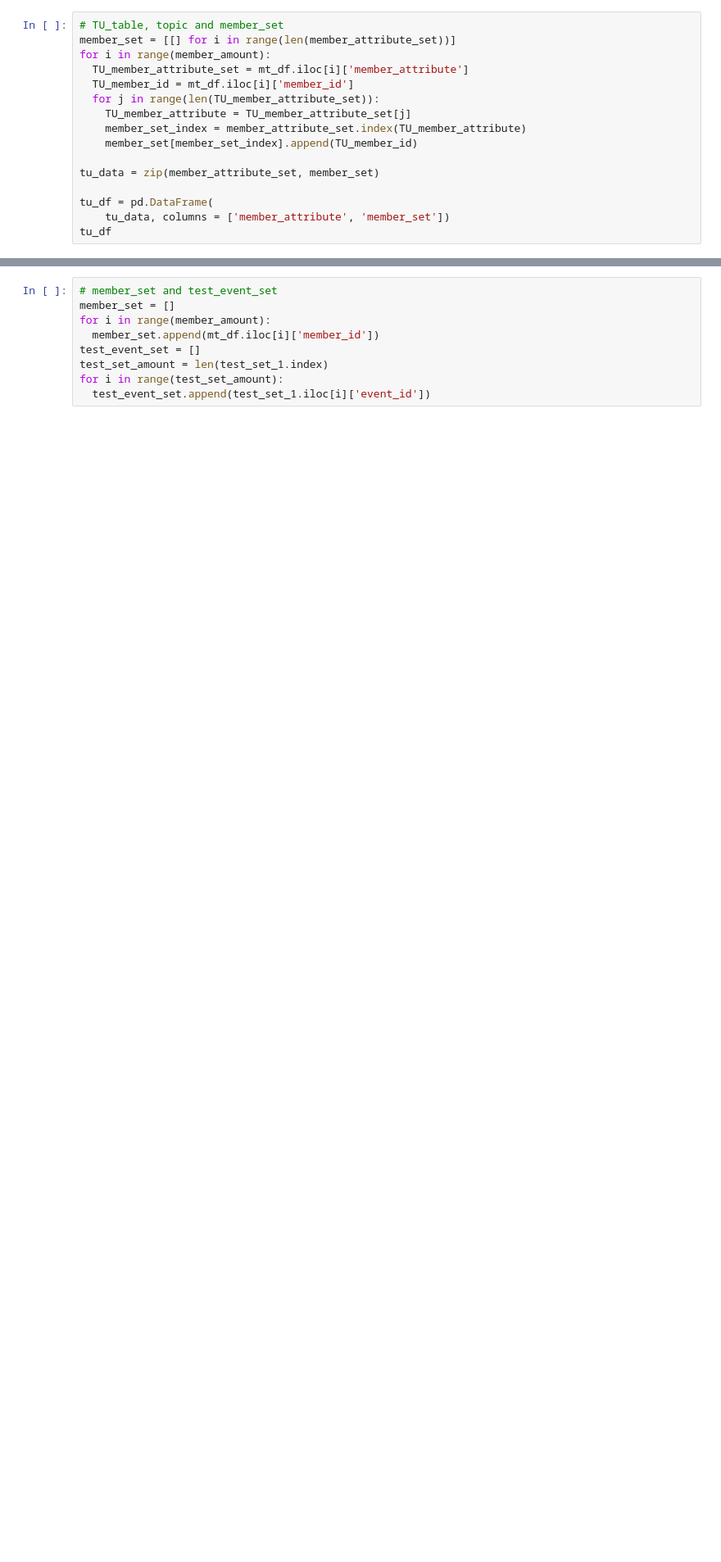
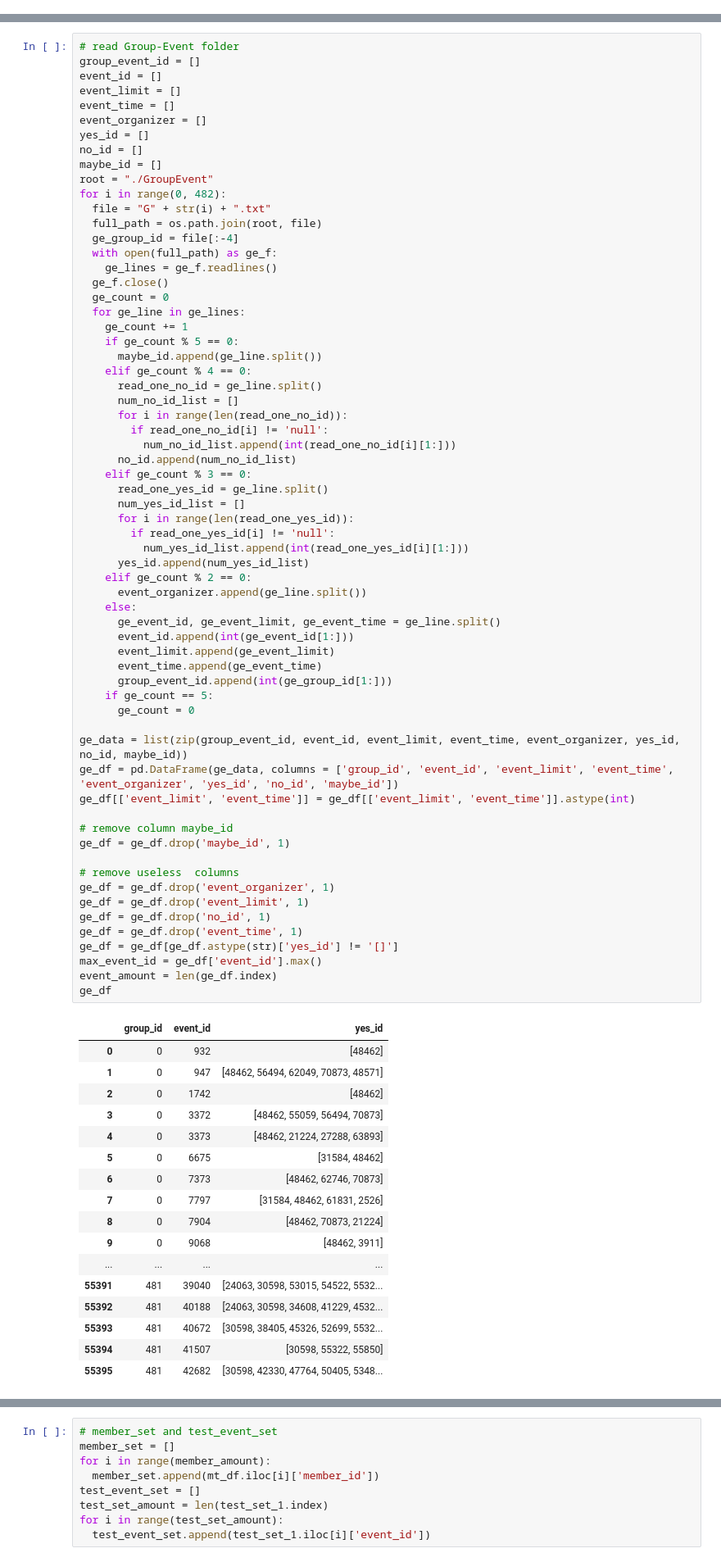
Before and after one commit to DixinFan/ustc_course_select, a Jupyter notebook: socomp.ipynb, the cells around one changed output, grey strips where cells are left out. Shown at 82% size. Drawn from its saved outputs; the diff is of its cells as text; blank space fills up the shorter version.

```diff
--- a/socomp.ipynb
+++ b/socomp.ipynb
@@ -375,16 +0,0 @@ array([[0, 0, 0, ..., 0, 0, 0],
-# %%
-# TU_table, topic and member_set
-member_set = [[] for i in range(len(member_attribute_set))]
-for i in range(member_amount):
-  TU_member_attribute_set = mt_df.iloc[i]['member_attribute']
-  TU_member_id = mt_df.iloc[i]['member_id']
-  for j in range(len(TU_member_attribute_set)):
-    TU_member_attribute = TU_member_attribute_set[j]
-    member_set_index = member_attribute_set.index(TU_member_attribute)
-    member_set[member_set_index].append(TU_member_id)
-
-tu_data = zip(member_attribute_set, member_set)
-
-tu_df = pd.DataFrame(
-    tu_data, columns = ['member_attribute', 'member_set'])
-tu_df
@@ -490,0 +110,82 @@ for i in range(Neighbor_random_size):
+# %%
+# read Group-Event folder
+group_event_id = []
+event_id = []
+event_limit = []
+event_time = []
+event_organizer = []
+yes_id = []
+no_id = []
+maybe_id = []
+root = "./GroupEvent"
+for i in range(0, 482):
+  file = "G" + str(i) + ".txt"
+  full_path = os.path.join(root, file)
+  ge_group_id = file[:-4]
+  with open(full_path) as ge_f:
+    ge_lines = ge_f.readlines()
+  ge_f.close()
+  ge_count = 0
+  for ge_line in ge_lines:
+    ge_count += 1
+    if ge_count % 5 == 0:
+      maybe_id.append(ge_line.split())
+    elif ge_count % 4 == 0:
+      read_one_no_id = ge_line.split()
+      num_no_id_list = []
+      for i in range(len(read_one_no_id)):
+        if read_one_no_id[i] != 'null':
+          num_no_id_list.append(int(read_one_no_id[i][1:]))
+      no_id.append(num_no_id_list)
+    elif ge_count % 3 == 0:
+      read_one_yes_id = ge_line.split()
+      num_yes_id_list = []
+      for i in range(len(read_one_yes_id)):
+        if read_one_yes_id[i] != 'null':
+          num_yes_id_list.append(int(read_one_yes_id[i][1:]))
+      yes_id.append(num_yes_id_list)
+    elif ge_count % 2 == 0:
+      event_organizer.append(ge_line.split())
+    else:
+      ge_event_id, ge_event_limit, ge_event_time = ge_line.split()
+      event_id.append(int(ge_event_id[1:]))
+      event_limit.append(ge_event_limit)
+      event_time.append(ge_event_time)
+      group_event_id.append(int(ge_group_id[1:]))
+    if ge_count == 5:
+      ge_count = 0
+
+ge_data = list(zip(group_event_id, event_id, event_limit, event_time, event_organizer, yes_id, no_id, maybe_id))
+ge_df = pd.DataFrame(ge_data, columns = ['group_id', 'event_id', 'event_limit', 'event_time', 'event_organizer', 'yes_id', 'no_id', 'maybe_id'])
+ge_df[['event_limit', 'event_time']] = ge_df[['event_limit', 'event_time']].astype(int)
+
+# remove column maybe_id
+ge_df = ge_df.drop('maybe_id', 1)
+
+# remove useless  columns
+ge_df = ge_df.drop('event_organizer', 1)
+ge_df = ge_df.drop('event_limit', 1)
+ge_df = ge_df.drop('no_id', 1)
+ge_df = ge_df.drop('event_time', 1)
+ge_df = ge_df[ge_df.astype(str)['yes_id'] != '[]']
+max_event_id = ge_df['event_id'].max()
+event_amount = len(ge_df.index)
+ge_df
+# %% [output]
+|  | group_id | event_id | yes_id |
+| 0 | 0 | 932 | [48462] |
+| 1 | 0 | 947 | [48462, 56494, 62049, 70873, 48571] |
+| 2 | 0 | 1742 | [48462] |
+| 3 | 0 | 3372 | [48462, 55059, 56494, 70873] |
+| 4 | 0 | 3373 | [48462, 21224, 27288, 63893] |
+| 5 | 0 | 6675 | [31584, 48462] |
+| 6 | 0 | 7373 | [48462, 62746, 70873] |
+| 7 | 0 | 7797 | [31584, 48462, 61831, 2526] |
+| 8 | 0 | 7904 | [48462, 70873, 21224] |
+| 9 | 0 | 9068 | [48462, 3911] |
+| ... | ... | ... | ... |
+| 55391 | 481 | 39040 | [24063, 30598, 53015, 54522, 5532... |
+| 55392 | 481 | 40188 | [24063, 30598, 34608, 41229, 4532... |
+| 55393 | 481 | 40672 | [30598, 38405, 45326, 52699, 5532... |
+| 55394 | 481 | 41507 | [30598, 55322, 55850] |
+| 55395 | 481 | 42682 | [30598, 42330, 47764, 50405, 5348... |
```
Also changed, not shown: parts of 48 cells of this notebook.
